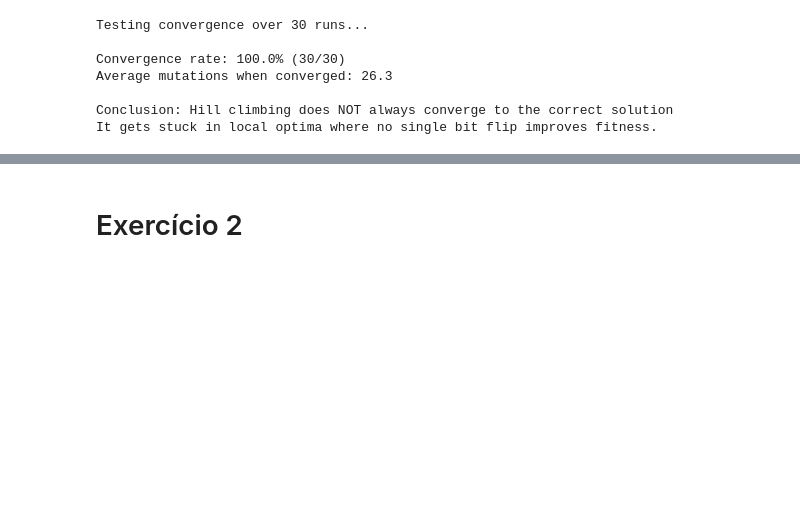
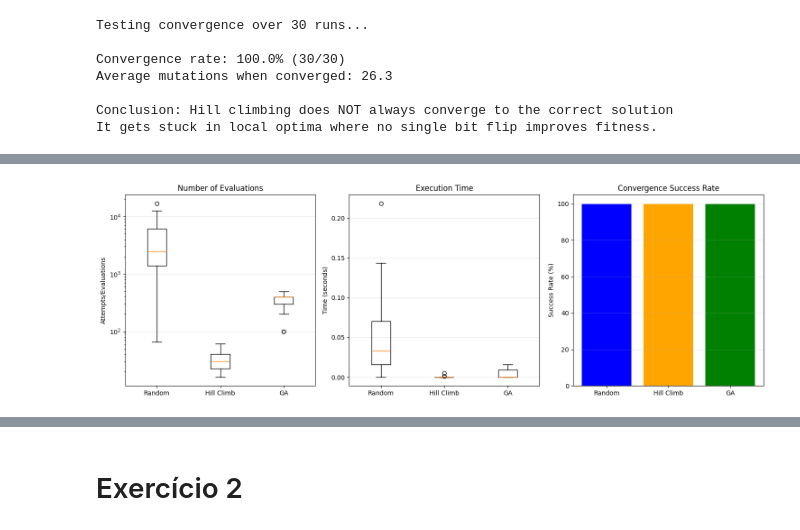
Before and after one commit to AlexRode/IAA, a Jupyter notebook: Search.ipynb, the cells around one changed output, grey strips where cells are left out. Cells and saved outputs as stored; diff of their text form; code cells hidden in the pictures; blank space fills up the shorter version.

```diff
--- a/Search.ipynb
+++ b/Search.ipynb
@@ -297,0 +403,83 @@ It gets stuck in local optima where no single bit flip improves fitness.
+# %%
+# comparação de métodos: Random, Hill Climbing e GA (com 30 execuções cada)
+
+n_tests = 30
+methods = {
+    'Random Search': {'attempts': [], 'times': [], 'success': []},
+    'Hill Climbing': {'attempts': [], 'times': [], 'success': []},
+    'GA (Mutation)': {'attempts': [], 'times': [], 'success': []}
+}
+
+print(f"Comparing methods over {n_tests} runs (pattern size {working_size})...\n")
+
+for seed in range(n_tests):
+    np.random.seed(seed)
+    target = generate_pattern(working_size)
+
+    # Random Search
+    start = time.time()
+    attempts, _ = random_search(target, max_attempts=100000)
+    elapsed = time.time() - start
+    success = attempts < 100000
+    methods['Random Search']['attempts'].append(attempts)
+    methods['Random Search']['times'].append(elapsed)
+    methods['Random Search']['success'].append(success)
+
+    # Hill Climbing
+    start = time.time()
+    _, mutations, converged, _ = hill_climbing(target, max_mutations=1000)
+    elapsed = time.time() - start
+    methods['Hill Climbing']['attempts'].append(mutations)
+    methods['Hill Climbing']['times'].append(elapsed)
+    methods['Hill Climbing']['success'].append(converged)
+
+    # Genetic Algorithm
+    start = time.time()
+    _, gens, converged, _, _ = genetic_algorithm_mutation(target, generations=100)
+    elapsed = time.time() - start
+    # contar o número de avaliações: pop_size * generations
+    evaluations = 100 * gens
+    methods['GA (Mutation)']['attempts'].append(evaluations)
+    methods['GA (Mutation)']['times'].append(elapsed)
+    methods['GA (Mutation)']['success'].append(converged)
+
+print("Results summary:\n")
+for method, data in methods.items():
+    success_rate = np.mean(data['success']) * 100
+    avg_attempts = np.mean(data['attempts'])
+    avg_time = np.mean(data['times'])
+    print(f"{method}:")
+    print(f"  Success rate: {success_rate:.1f}%")
+    print(f"  Avg attempts: {avg_attempts:.0f}")
+    print(f"  Avg time: {avg_time:.4f}s\n")
+
+
+# Plot das comparações
+fig, axes = plt.subplots(1, 3, figsize=(15, 5))
+
+# Plot 1: Attempts/Evaluations
+attempts_data = [methods[m]['attempts'] for m in ['Random Search', 'Hill Climbing', 'GA (Mutation)']]
+axes[0].boxplot(attempts_data, labels=['Random', 'Hill Climb', 'GA'])
+axes[0].set_ylabel('Attempts/Evaluations')
+axes[0].set_title('Number of Evaluations')
+axes[0].grid(alpha=0.3, axis='y')
+axes[0].set_yscale('log')
+
+# Plot 2: Time
+times_data = [methods[m]['times'] for m in ['Random Search', 'Hill Climbing', 'GA (Mutation)']]
+axes[1].boxplot(times_data, labels=['Random', 'Hill Climb', 'GA'])
+axes[1].set_ylabel('Time (seconds)')
+axes[1].set_title('Execution Time')
+axes[1].grid(alpha=0.3, axis='y')
+
+# Plot 3: Success Rate
+success_rates = [np.mean(methods[m]['success'])*100 for m in ['Random Search', 'Hill Climbing', 'GA (Mutation)']]
+axes[2].bar(['Random', 'Hill Climb', 'GA'], success_rates, color=['blue', 'orange', 'green'])
+axes[2].set_ylabel('Success Rate (%)')
+axes[2].set_title('Convergence Success Rate')
+axes[2].set_ylim([0, 105])
+axes[2].grid(alpha=0.3, axis='y')
+
+plt.tight_layout()
+plt.show()
+# %% [output]
@@ -297,0 +504 @@ It gets stuck in local optima where no single bit flip improves fitness.
+[figure, added]
```
Also changed, not shown: parts of 8 cells of this notebook.
